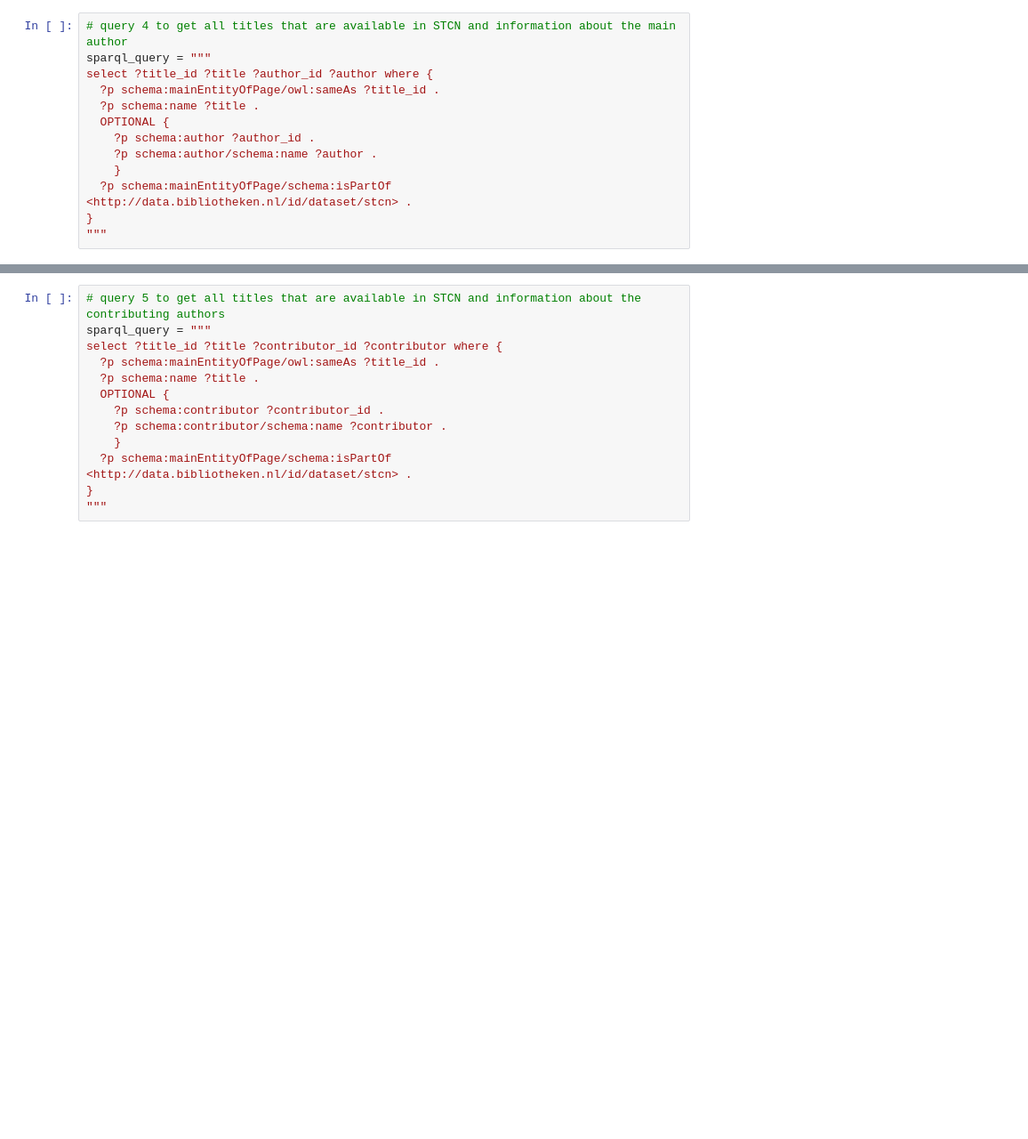
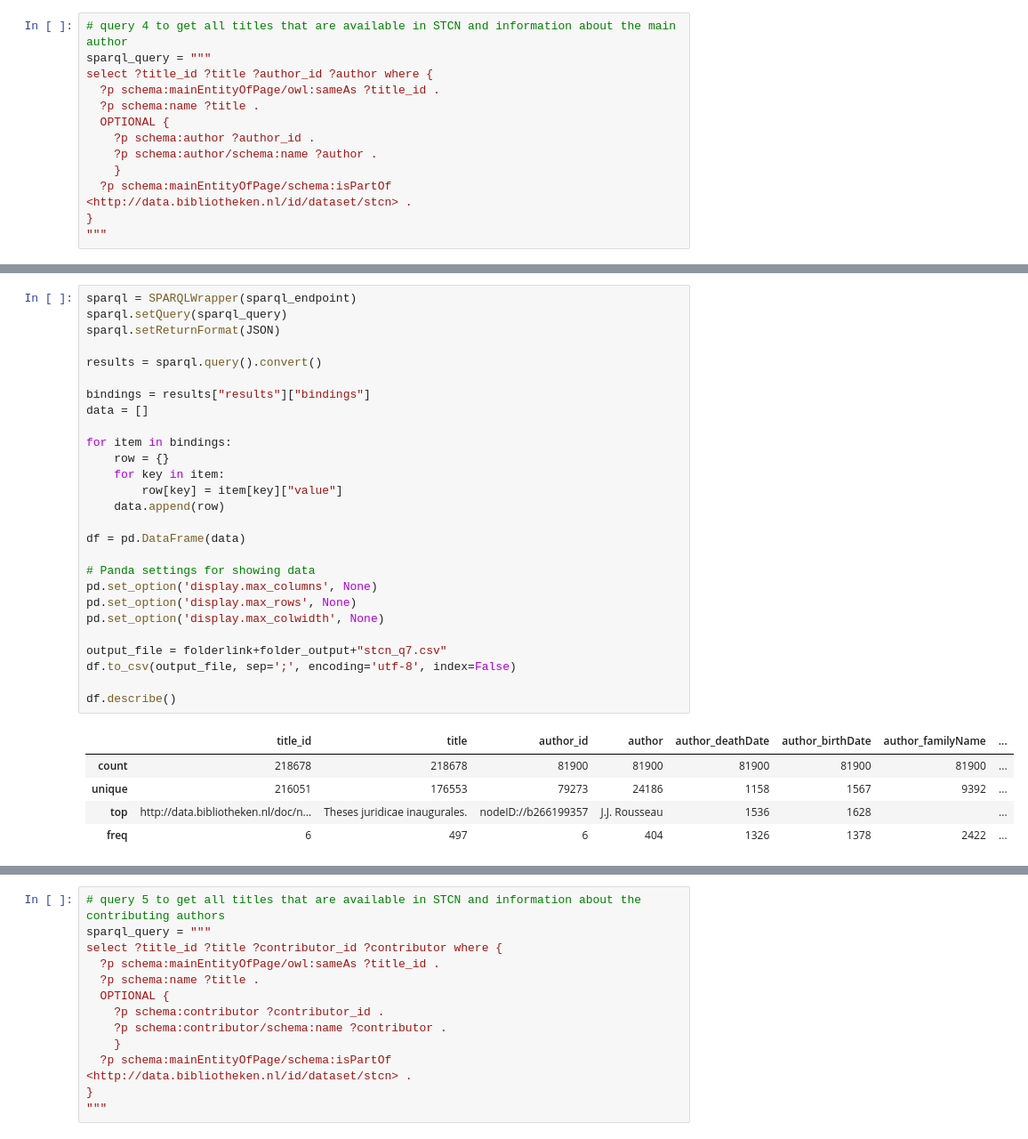
Before and after one commit to DigiDuRe/DigiDuRe, a Jupyter notebook: act4/SPARQL_STCN_link_sparql_endpoint_1-7.ipynb, the cells around one changed output, grey strips where cells are left out. Shown at 89% size. Cells and saved outputs as stored; diff of their text form; blank space fills up the shorter version.

Commit message:
sparql queries stcn

```diff
--- a/act4/SPARQL_STCN_link_sparql_endpoint_1-7.ipynb
+++ b/act4/SPARQL_STCN_link_sparql_endpoint_1-7.ipynb
@@ -196,0 +262,33 @@ freq	1	497	1	194
+# %%
+sparql = SPARQLWrapper(sparql_endpoint)
+sparql.setQuery(sparql_query)
+sparql.setReturnFormat(JSON)
+
+results = sparql.query().convert()
+
+bindings = results["results"]["bindings"]
+data = []
+
+for item in bindings:
+    row = {}
+    for key in item:
+        row[key] = item[key]["value"]
+    data.append(row)
+
+df = pd.DataFrame(data)
+
+# Panda settings for showing data
+pd.set_option('display.max_columns', None)
+pd.set_option('display.max_rows', None)
+pd.set_option('display.max_colwidth', None)
+
+output_file = folderlink+folder_output+"stcn_q7.csv"
+df.to_csv(output_file, sep=';', encoding='utf-8', index=False)
+
+df.describe()
+# %% [output]
+|  | title_id | title | author_id | author | author_deathDate | author_birthDate | author_familyName | ... |
+| count | 218678 | 218678 | 81900 | 81900 | 81900 | 81900 | 81900 | ... |
+| unique | 216051 | 176553 | 79273 | 24186 | 1158 | 1567 | 9392 | ... |
+| top | http://data.bibliotheken.nl/doc/n... | Theses juridicae inaugurales. | nodeID://b266199357 | J.J. Rousseau | 1536 | 1628 |  | ... |
+| freq | 6 | 497 | 6 | 404 | 1326 | 1378 | 2422 | ... |
```
Also changed, not shown: parts of 27 cells of this notebook.
